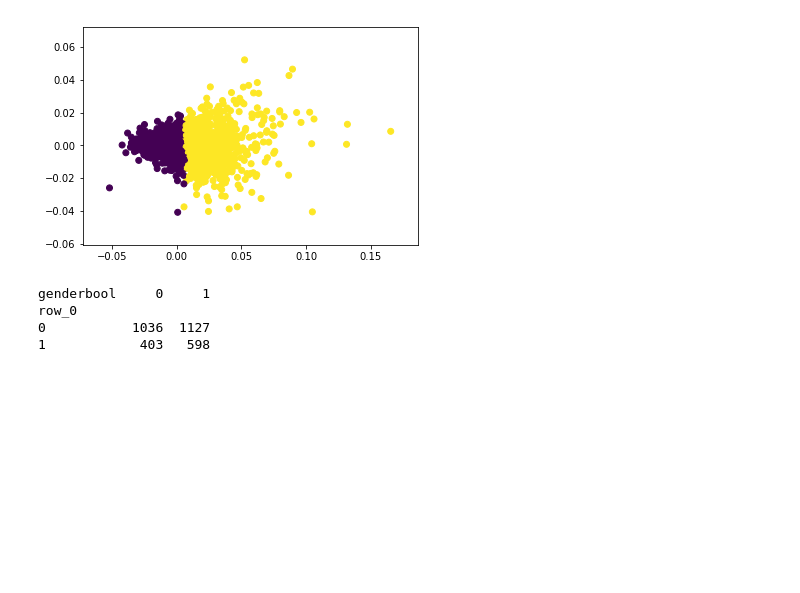
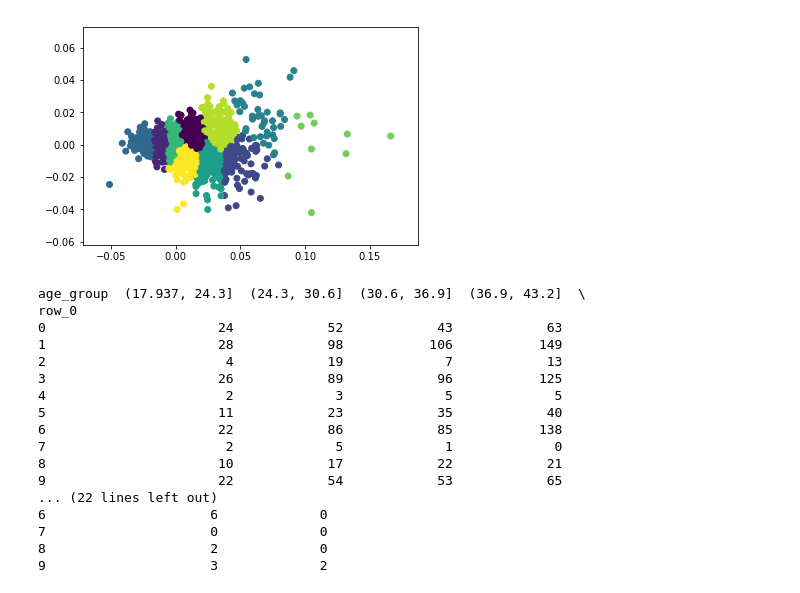
Before and after one commit to micsab/thinkful_files, a Jupyter notebook: unit_4/lesson_1/challenge_boston_marathon.ipynb, the cells around one changed output. Saved outputs shown, nothing was run; the diff lists cells and outputs as text; code cells hidden in the pictures; blank space fills up the shorter version.

```diff
--- a/unit_4/lesson_1/challenge_boston_marathon.ipynb
+++ b/unit_4/lesson_1/challenge_boston_marathon.ipynb
@@ -23,6 +23,7 @@ df['30k'] = pd.to_numeric(df['30k'], errors='coerce')
 df['half'] = pd.to_numeric(df['half'], errors='coerce')
 df['5k'] = pd.to_numeric(df['5k'], errors='coerce')
 df['20k'] = pd.to_numeric(df['20k'], errors='coerce')
+df['age_group'] = pd.cut(df['age'], bins=10)
 df = df.dropna(subset=['25k', '10k', 'official', '35k', '40k',
                       '30k', 'half', '5k', '20k'])
 df.head()
@@ -53,28 +70,41 @@ df.describe()
 # %%
 # KMeans
 X = df[['10k', '25k', '35k', '30k', '5k', '20k', '40k']]
-y = df['genderbool']
+y = df['age_group']
+
+X_norm = normalize(X)
+X_pca = PCA(2).fit_transform(X_norm)
 
 X_train, X_test, y_train, y_test = train_test_split(
-    X,
+    X_pca,
     y,
     test_size=0.9,
     random_state=42)
 
-X_norm = normalize(X_train)
+y_pred = KMeans(n_clusters=10, random_state=42).fit_predict(X_train)
 
-X_pca = PCA(2).fit_transform(X_norm)
-y_pred = KMeans(n_clusters=2, random_state=42).fit_predict(X_pca)
-
-plt.scatter(X_pca[:,0], X_pca[:, 1], c=y_pred)
+plt.scatter(X_train[:,0], X_train[:, 1], c=y_pred)
 plt.show()
 
 print(pd.crosstab(y_pred, y_train))
 # %% [output]
-[figure, old version]
+[figure, new version]
-genderbool     0     1
+age_group  (17.937, 24.3]  (24.3, 30.6]  (30.6, 36.9]  (36.9, 43.2]  \
 row_0
-0           1036  1127
-1            403   598
+0                      24            52            43            63
+1                      28            98           106           149
+2                       4            19             7            13
+3                      26            89            96           125
+4                       2             3             5             5
+5                      11            23            35            40
+6                      22            86            85           138
+7                       2             5             1             0
+8                      10            17            22            21
+9                      22            54            53            65
+... (22 lines left out)
+6                     6             0
+7                     0             0
+8                     2             0
+9                     3             2
 # %%
 # Mean Shift
```
Also changed, not shown: parts of 7 cells of this notebook.
